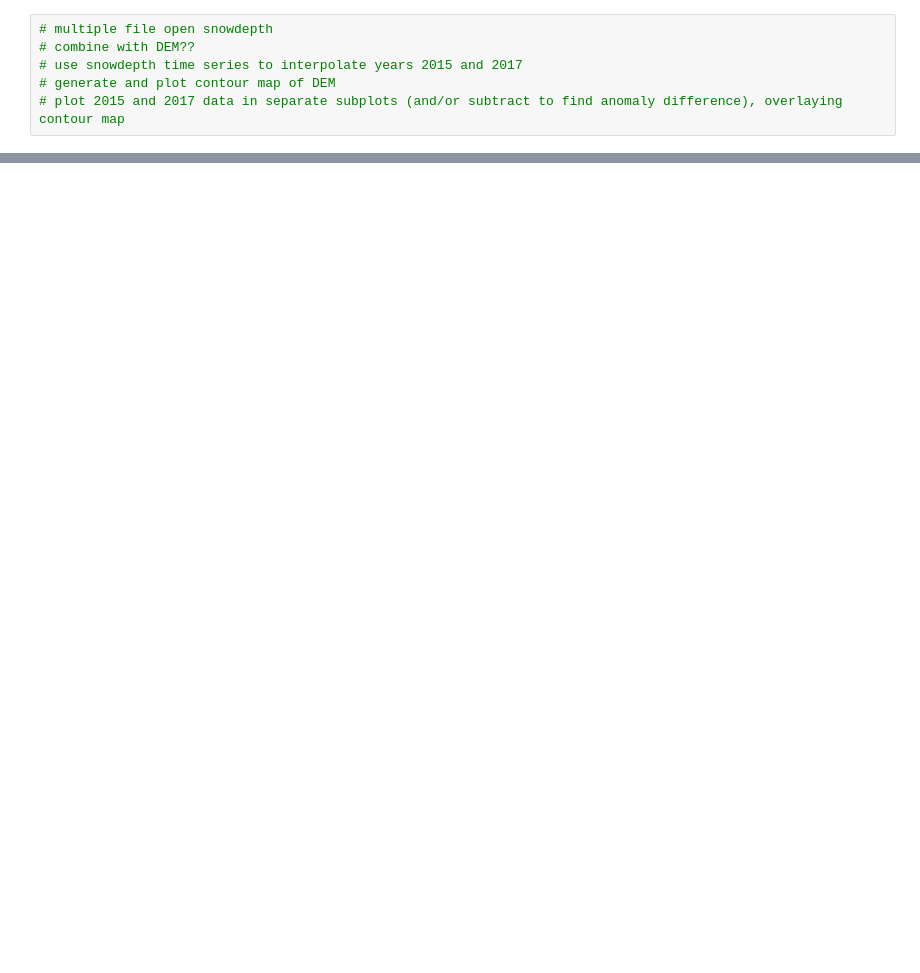
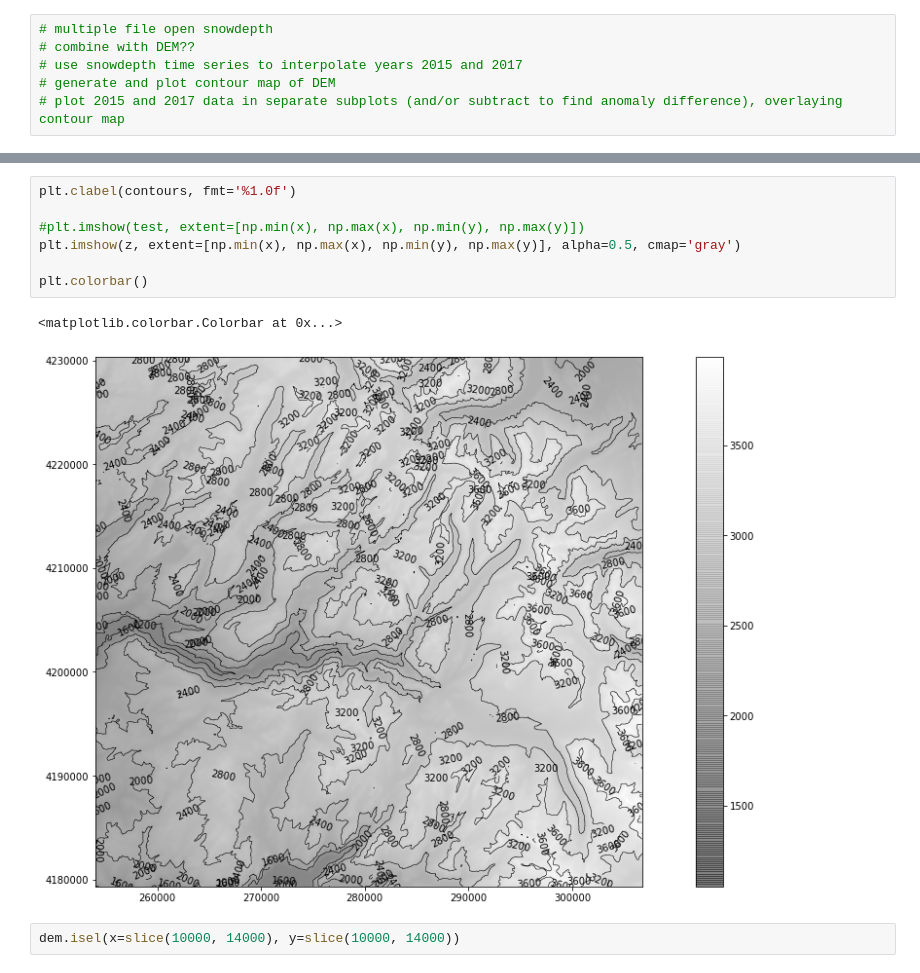
Before and after one commit to geohackweek/ghw2019_deepstac, a Jupyter notebook: notebooks/Billy/Manipulation with XArray.ipynb, the cells around one changed output, grey strips where cells are left out. Cells and saved outputs as stored; diff of their text form; blank space fills up the shorter version.

```diff
--- a/notebooks/Billy/Manipulation with XArray.ipynb
+++ b/notebooks/Billy/Manipulation with XArray.ipynb
@@ -171,0 +193,12 @@ AttributeError: 'QuadMesh' object has no property 'transparent'
+# %%
+plt.clabel(contours, fmt='%1.0f')
+
+#plt.imshow(test, extent=[np.min(x), np.max(x), np.min(y), np.max(y)])
+plt.imshow(z, extent=[np.min(x), np.max(x), np.min(y), np.max(y)], alpha=0.5, cmap='gray')
+
+plt.colorbar()
+# %% [output]
+<matplotlib.colorbar.Colorbar at 0x...>
+[figure, added]
+# %%
+dem.isel(x=slice(10000, 14000), y=slice(10000, 14000))
```
Also changed, not shown: parts of 7 cells of this notebook, 1 other file.
